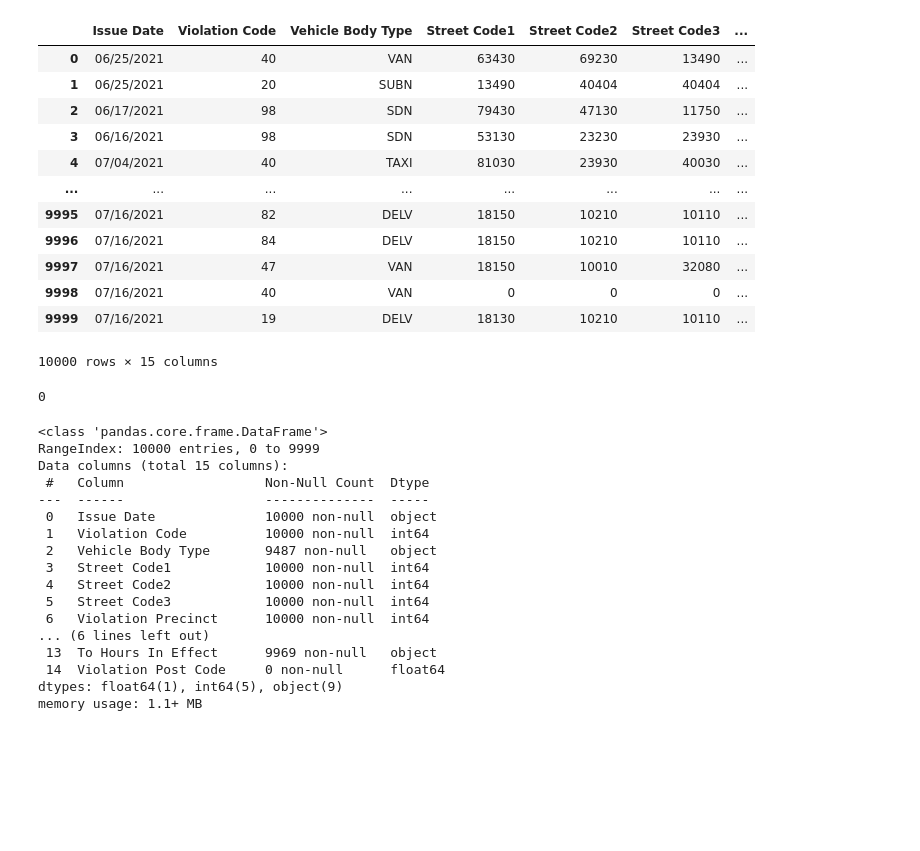
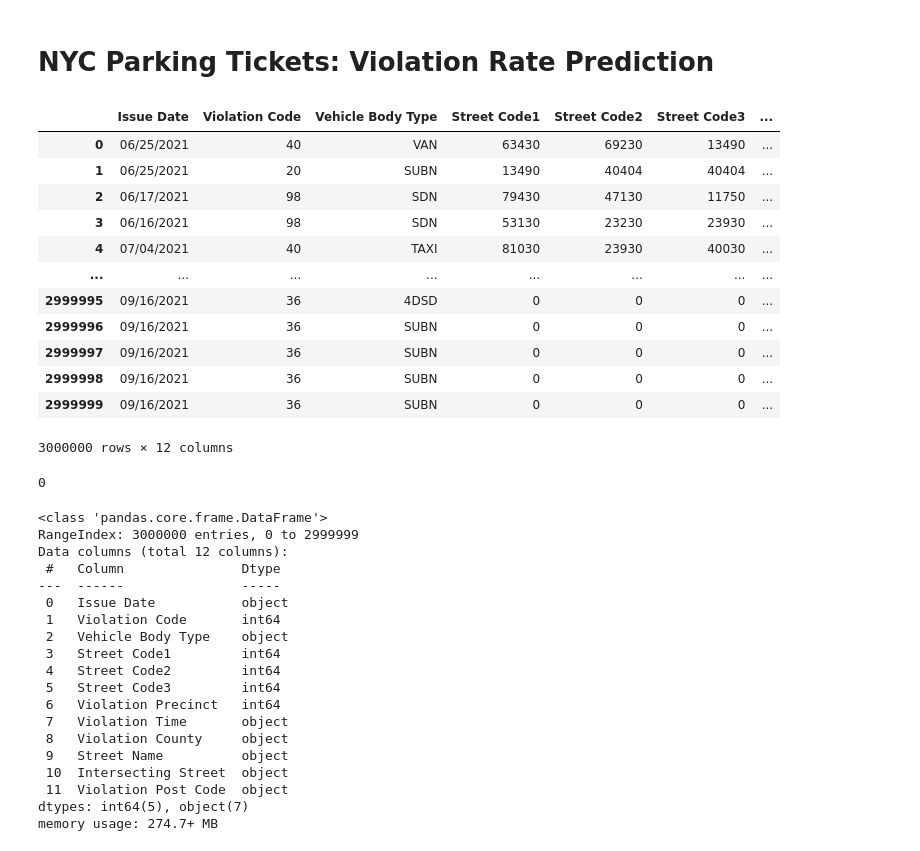
Before and after one commit to yasinsametkaraca/parking-violation-predictions, a Jupyter notebook: parking_violation_predict.ipynb, the cells around one changed output. Drawn from its saved outputs; the diff is of its cells as text; code cells hidden in the pictures; blank space fills up the shorter version.

Commit message:
feat: analysis data with rate

```diff
--- a/parking_violation_predict.ipynb
+++ b/parking_violation_predict.ipynb
@@ -4,0 +1,2 @@ import matplotlib.pyplot as plt
+# %% [markdown]
+# NYC Parking Tickets: Violation Rate Prediction
@@ -10,43 +33,43 @@ selected_columns = [
     'Street Name',
     # 'Violation Location',
     'Violation Post Code',
     'Intersecting Street',
     'Violation Precinct',
     'Violation County',
     'Vehicle Body Type',
     'Issue Date',
     # 'Date First Observed',
     'Violation Time',
-    'Days Parking In Effect',
-    'From Hours In Effect',
-    'To Hours In Effect',
+    #'Days Parking In Effect',
+    #'From Hours In Effect',
+    #'To Hours In Effect',
     'Violation Code',
 ]
 
 '''
 Genel olarak, "county" (ilçe) daha büyük bir alanı temsil eder. Bir "county", genellikle belirli bir eyaletin sınırları içinde bulunan büyük bir coğrafi bölgeyi kapsar. Bir eyalette birden çok "county" bulunabilir ve her biri kendi yerel yönetimine sahiptir.
 
 Öte yandan, "precinct" (seçim bölgesi) daha küçük bir coğrafi bölgeyi ifade eder. Bu, genellikle seçmenlerin oy kullandığı belirli bir mahalle veya köyü temsil eder. Seçim bölgesi, seçimlerde kullanılan ve oy verme işlemini düzenleyen bir kavramdır.
 '''
 
-n_rows_to_read = 5000
+n_rows_to_read = 3000000
 file_path = 'Parking_Violations_2022.csv'
 df = pd.read_csv(file_path, usecols=selected_columns, nrows=n_rows_to_read) # nrows=n_rows_to_read
 df
 # %% [output]
 |  | Issue Date | Violation Code | Vehicle Body Type | Street Code1 | Street Code2 | Street Code3 | ... |
 | 0 | 06/25/2021 | 40 | VAN | 63430 | 69230 | 13490 | ... |
 | 1 | 06/25/2021 | 20 | SUBN | 13490 | 40404 | 40404 | ... |
 | 2 | 06/17/2021 | 98 | SDN | 79430 | 47130 | 11750 | ... |
 | 3 | 06/16/2021 | 98 | SDN | 53130 | 23230 | 23930 | ... |
 | 4 | 07/04/2021 | 40 | TAXI | 81030 | 23930 | 40030 | ... |
 | ... | ... | ... | ... | ... | ... | ... | ... |
-| 9995 | 07/16/2021 | 82 | DELV | 18150 | 10210 | 10110 | ... |
-| 9996 | 07/16/2021 | 84 | DELV | 18150 | 10210 | 10110 | ... |
-| 9997 | 07/16/2021 | 47 | VAN | 18150 | 10010 | 32080 | ... |
-| 9998 | 07/16/2021 | 40 | VAN | 0 | 0 | 0 | ... |
-| 9999 | 07/16/2021 | 19 | DELV | 18130 | 10210 | 10110 | ... |
+| 2999995 | 09/16/2021 | 36 | 4DSD | 0 | 0 | 0 | ... |
+| 2999996 | 09/16/2021 | 36 | SUBN | 0 | 0 | 0 | ... |
+| 2999997 | 09/16/2021 | 36 | SUBN | 0 | 0 | 0 | ... |
+| 2999998 | 09/16/2021 | 36 | SUBN | 0 | 0 | 0 | ... |
+| 2999999 | 09/16/2021 | 36 | SUBN | 0 | 0 | 0 | ... |
-10000 rows × 15 columns
+3000000 rows × 12 columns
 # %%
 df['Violation Precinct'].isna().sum()
 # %% [output]
@@ -55,22 +78,24 @@ df['Violation Precinct'].isna().sum()
 df.info()
 # %% [output]
 <class 'pandas.core.frame.DataFrame'>
-RangeIndex: 10000 entries, 0 to 9999
-Data columns (total 15 columns):
- #   Column                  Non-Null Count  Dtype
----  ------                  --------------  -----
- 0   Issue Date              10000 non-null  object
- 1   Violation Code          10000 non-null  int64
- 2   Vehicle Body Type       9487 non-null   object
- 3   Street Code1            10000 non-null  int64
- 4   Street Code2            10000 non-null  int64
- 5   Street Code3            10000 non-null  int64
- 6   Violation Precinct      10000 non-null  int64
-... (6 lines left out)
- 13  To Hours In Effect      9969 non-null   object
- 14  Violation Post Code     0 non-null      float64
-dtypes: float64(1), int64(5), object(9)
-memory usage: 1.1+ MB
+RangeIndex: 3000000 entries, 0 to 2999999
+Data columns (total 12 columns):
+ #   Column               Dtype
+---  ------               -----
+ 0   Issue Date           object
+ 1   Violation Code       int64
+ 2   Vehicle Body Type    object
+ 3   Street Code1         int64
+ 4   Street Code2         int64
+ 5   Street Code3         int64
+ 6   Violation Precinct   int64
+ 7   Violation Time       object
+ 8   Violation County     object
+ 9   Street Name          object
+ 10  Intersecting Street  object
+ 11  Violation Post Code  object
+dtypes: int64(5), object(7)
+memory usage: 274.7+ MB
 # %%
 df['Violation Time']
 # %% [output]
```
Also changed, not shown: parts of 19 cells of this notebook.
